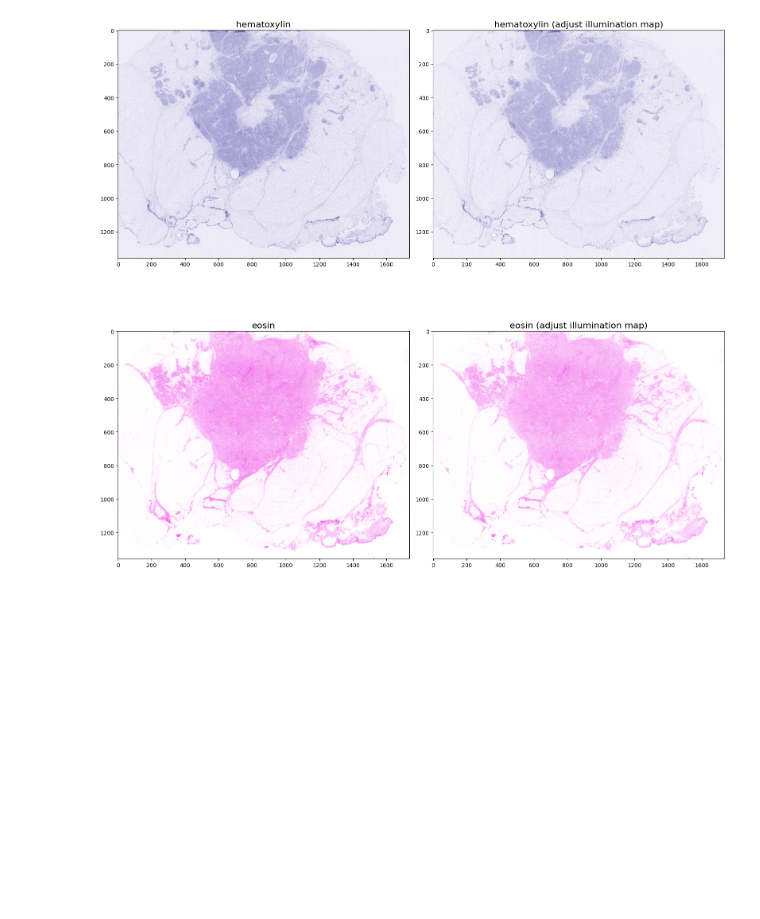
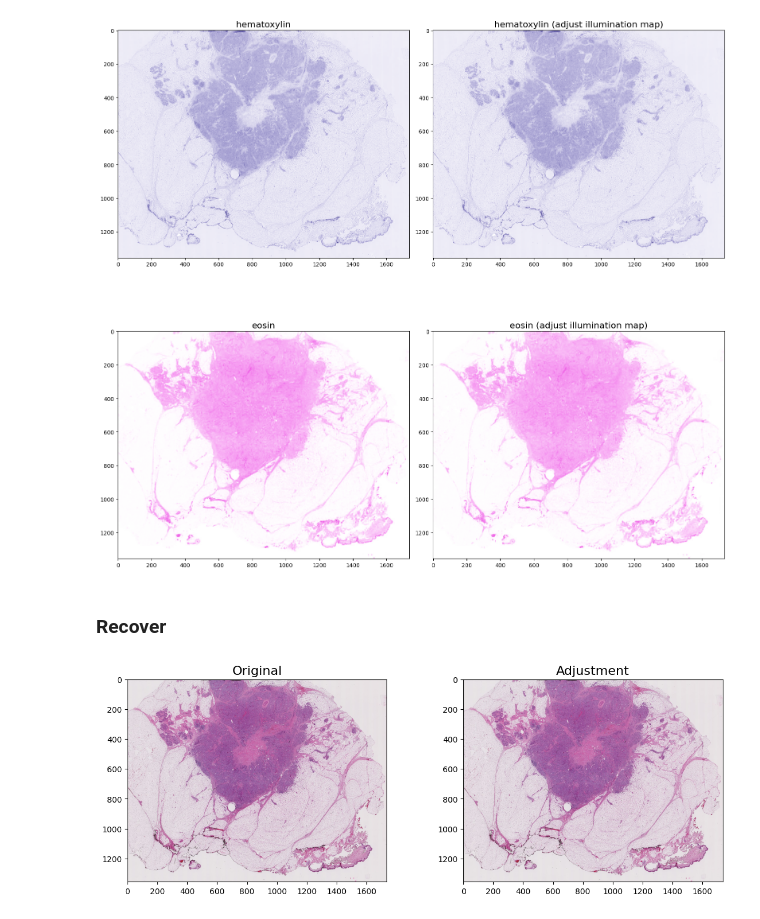
Before and after one commit to choongminkim/WPP, a Jupyter notebook: src/archive/stain_normalization_enhance.ipynb, the cells around one changed output. Drawn from its saved outputs; the diff is of its cells as text; code cells hidden in the pictures; blank space fills up the shorter version.

```diff
--- a/src/archive/stain_normalization_enhance.ipynb
+++ b/src/archive/stain_normalization_enhance.ipynb
@@ -118,7 +103,8 @@ tmap_gradh, tmap_gradv
 # %%
 epsilon = 1e-4
+sigma = 6
 # %%
-gaussian = gaussian_filter(tmap, sigma=6)
+gaussian = gaussian_filter(tmap, sigma=sigma)
 gaussian
 # %% [output]
 array([[0.00799476, 0.00799624, 0.00799922, ..., 0.00791716, 0.00793277,
@@ -187,5 +160,6 @@ array([[0.84249748, 0.84249747, 0.84249748, ..., 0.84249748, 0.84249747,
         0.84249769]], shape=(1356, 1736))
 # %%
 stains_adj = stains * tmap_adj[..., np.newaxis]
+stains_adj = stains_adj + stains_adj * (1-tmap_adj[..., np.newaxis])
 stains_adj
 # %% [output]
@@ -243,3 +217,27 @@ fig.tight_layout()
 plt.show()
 # %% [output]
 [figure]
+# %% [markdown]
+### Recover
+# %%
+rgb_adj = np.exp(-(stains_adj * -log_adjust) @ stain_matrix)
+rgb_adj = np.clip(rgb_adj, a_min=0, a_max=1)
+# %%
+fontdict={
+    "fontsize": 16
+}
+
+fig = plt.figure(figsize=(12, 8))
+
+ax = fig.add_subplot(221)
+ax.imshow(transmission)
+ax.set_title(label="Original", fontdict=fontdict)
+
+ax = fig.add_subplot(222)
+ax.imshow(rgb_adj)
+ax.set_title(label="Adjustment", fontdict=fontdict)
+
+fig.tight_layout()
+plt.show()
+# %% [output]
+[figure, added]
```
Also changed, not shown: parts of 9 cells of this notebook, 1 other file.
